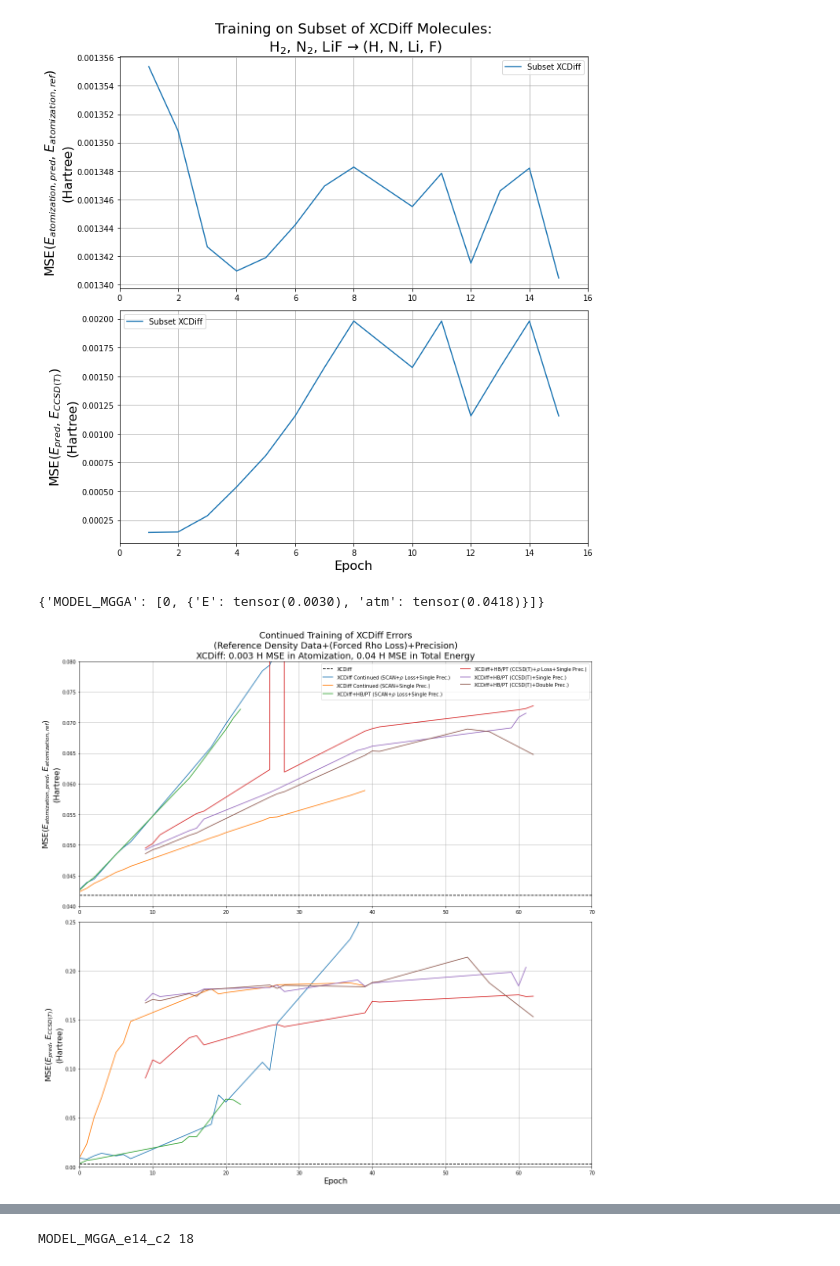
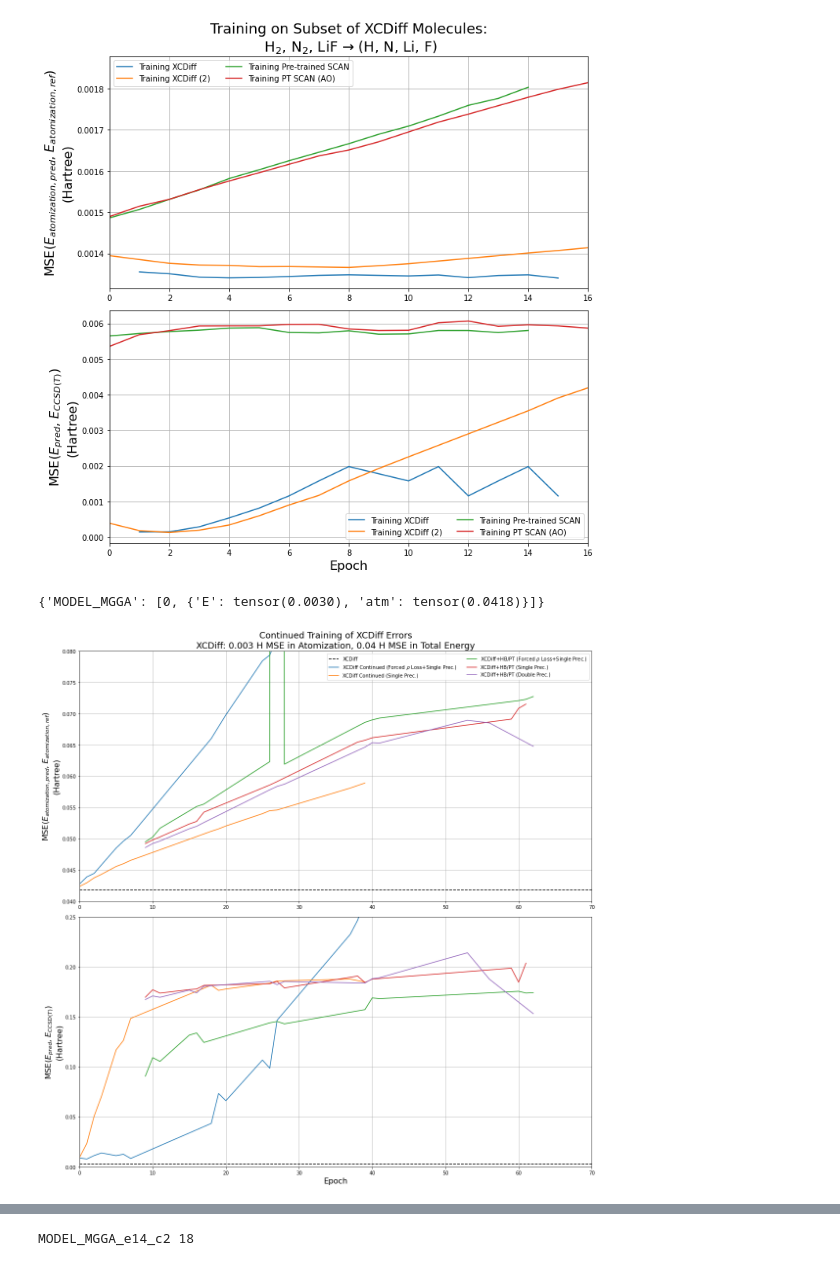
Before and after one commit to alecpwills/dpyscfl, a Jupyter notebook: notebooks/eval_graph.ipynb, the cells around one changed output, grey strips where cells are left out. Saved outputs shown, nothing was run; the diff lists cells and outputs as text; code cells hidden in the pictures.

```diff
--- a/notebooks/eval_graph.ipynb
+++ b/notebooks/eval_graph.ipynb
@@ -62,17 +60,32 @@ tdi  = sorted([i for i in os.listdir(bdir) if os.path.isdir(os.path.join(bdir, i
 #sort len
 tdi = sorted(tdi, key=len)
 # %%
-tstp = '/home/awills/Documents/Research/swxcd/eval/test_subset'
+tstp1 = '/home/awills/Documents/Research/swxcd/eval/test_subset/xcd0'
+tstp2 = '/home/awills/Documents/Research/swxcd/eval/test_subset/xcd1'
+tstp3 = '/home/awills/Documents/Research/swxcd/eval/test_subset/pts1'
+tstp4 = '/home/awills/Documents/Research/swxcd/eval/test_subset2/pts1'
 xcdp = '/home/awills/Documents/Research/swxcd/eval/xcdiff_orig'
 rxcdp = '/home/awills/Documents/Research/swxcd/eval/rxcd5'
 rxcdwp = '/home/awills/Documents/Research/swxcd/eval/rxcdw5'
+
+pt = '/home/awills/Documents/Research/swxcd/eval/pt'
+pts = 'scan'
+ptp = 'popscan'
+pte = 'epopscan'
+pte2 = 'epop2scan'
+ptw1 = 'epw1scan'
+pter = 'epe1r20scan'
+lfile = 'loss_dct_MGGA.pckl'
 cp = ''
 sp = 'scan'
 sh = 'scanhyb'
 dl = 'dloss'
 sl = 'single'
 dbl = 'double'
-tstd = load_loss_eval(bdir = tstp)
+tstd1 = load_loss_eval(bdir = tstp1)
+tstd2 = load_loss_eval(bdir = tstp2)
+tstd3 = load_loss_eval(bdir = tstp3)
+tstd4 = load_loss_eval(bdir = tstp4)
 xcd = load_loss_eval(bdir = xcdp)
 rsd = load_loss_eval(bdir = os.path.join(rxcdp, sp, dl), lfile = 'loss_dct_MGGA.pckl')
 rss = load_loss_eval(bdir = os.path.join(rxcdp, sp, sl), lfile = 'loss_dct_MGGA.pckl')
@@ -80,3 +93,10 @@ rwsd = load_loss_eval(bdir = os.path.join(rxcdwp, sp, dl), lfile = 'loss_dct_MGG
 rwcd = load_loss_eval(bdir = os.path.join(rxcdwp, dl), lfile = 'loss_dct_MGGA.pckl')
 rwcs = load_loss_eval(bdir = os.path.join(rxcdwp, sl), lfile = 'loss_dct_MGGA.pckl')
 rwcdb = load_loss_eval(bdir = os.path.join(rxcdwp, dbl), lfile = 'loss_dct_MGGA.pckl')
+
+ptsl = load_loss_eval(bdir = os.path.join(pt, pts), lfile=lfile)
+ptpl = load_loss_eval(bdir = os.path.join(pt, ptp), lfile=lfile)
+ptel = load_loss_eval(bdir = os.path.join(pt, pte), lfile=lfile)
+pte2l = load_loss_eval(bdir = os.path.join(pt, pte2), lfile=lfile)
+ptwl = load_loss_eval(bdir = os.path.join(pt, ptw1), lfile=lfile)
+pterl = load_loss_eval(bdir = os.path.join(pt, pter), lfile=lfile)
@@ -100,34 +103,37 @@ tstd
 # %%
 f = plt.figure(figsize=(10,10))
 aax = f.add_subplot(211)
 eax = f.add_subplot(212, sharex = aax)
 aax.grid()
 eax.grid()
-labels = {'Subset XCDiff': tstd}
+labels = {'Training XCDiff': tstd1,
+         'Training XCDiff (2)':tstd2,
+         'Training Pre-trained SCAN':tstd3,
+         'Training PT SCAN (AO)':tstd4}
 for k, v in labels.items():
         xs = []
         ays = []
         eys = []
         for ik, v in labels[k].items():
             xs.append(v[0])
             ays.append(v[1]['atm'])
             eys.append(v[1]['E'])
         aax.plot(xs, ays, label=k)
         eax.plot(xs, eys, label=k)
 
 aax.legend(ncol=2)
 eax.legend(ncol=2)
 #aax.set_ylim(0.04, 0.08)
 #eax.set_ylim(0, 0.25)
 aax.set_xlim(0,16)
 
 eax.set_ylabel('MSE($E_{pred}$, $E_{CCSD(T)}$)\n(Hartree)', fontsize=16)
 aax.set_ylabel('MSE($E_{atomization, pred}$, $E_{atomization, ref}$)\n(Hartree)', fontsize=16)
 eax.set_xlabel('Epoch', fontsize=16)
 aax.set_title('Training on Subset of XCDiff Molecules:\n H$_2$, N$_2$, LiF $\\to$ (H, N, Li, F)', fontsize=18)
 plt.tight_layout()
 # %% [output]
-[figure, old version]
+[figure, new version]
 # %%
 xcd
 # %% [output]
@@ -139,12 +145,18 @@ eax = f.add_subplot(212, sharex = aax)
 aax.grid()
 eax.grid()
 labels = {'XCDiff':xcd,
-         'XCDiff Continued (SCAN+$\\rho$ Loss+Single Prec.)':rsd,
-         'XCDiff Continued (SCAN+Single Prec.)':rss,
-         'XCDiff+HB/PT (SCAN+$\\rho$ Loss+Single Prec.)':rwsd,
-         'XCDiff+HB/PT (CCSD(T)+$\\rho$ Loss+Single Prec.)':rwcd,
-         'XCDiff+HB/PT (CCSD(T)+Single Prec.)':rwcs,
-         'XCDiff+HB/PT (CCSD(T)+Double Prec.)':rwcdb}
+         #'XCDiff Continued (SCAN+$\\rho$ Loss+Single Prec.)':rsd,
+         #'XCDiff Continued (SCAN+Single Prec.)':rss,
+         #'XCDiff+HB/PT (SCAN+$\\rho$ Loss+Single Prec.)':rwsd,
+         #'XCDiff+HB/PT (CCSD(T)+$\\rho$ Loss+Single Prec.)':rwcd,
+         #'XCDiff+HB/PT (CCSD(T)+Single Prec.)':rwcs,
+         #'XCDiff+HB/PT (CCSD(T)+Double Prec.)':rwcdb,
+        'XCDiff Continued (Forced $\\rho$ Loss+Single Prec.)':rsd,
+         'XCDiff Continued (Single Prec.)':rss,
+         'XCDiff+HB/PT (Forced $\\rho$ Loss+Single Prec.)':rwsd,
+         'XCDiff+HB/PT (Forced $\\rho$ Loss+Single Prec.)':rwcd,
+         'XCDiff+HB/PT (Single Prec.)':rwcs,
+         'XCDiff+HB/PT (Double Prec.)':rwcdb}
 for k, v in labels.items():
     if k == 'XCDiff':
         x = np.linspace(0, 100)
@@ -175,7 +187,7 @@ eax.set_xlim(0,70)
 eax.set_ylabel('MSE($E_{pred}$, $E_{CCSD(T)}$)\n(Hartree)', fontsize=16)
 aax.set_ylabel('MSE($E_{atomization, pred}$, $E_{atomization, ref}$)\n(Hartree)', fontsize=16)
 eax.set_xlabel('Epoch', fontsize=16)
-aax.set_title('Continued Training of XCDiff Errors\n(Reference Density Data+(Forced Rho Loss)+Precision)\nXCDiff: 0.003 H MSE in Atomization, 0.04 H MSE in Total Energy', fontsize=18)
+aax.set_title('Continued Training of XCDiff Errors\nXCDiff: 0.003 H MSE in Atomization, 0.04 H MSE in Total Energy', fontsize=18)
 plt.tight_layout()
 # %% [output]
-[figure, old version]
+[figure, new version]
```
Also changed, not shown: parts of 3 cells of this notebook, 8 other files.
